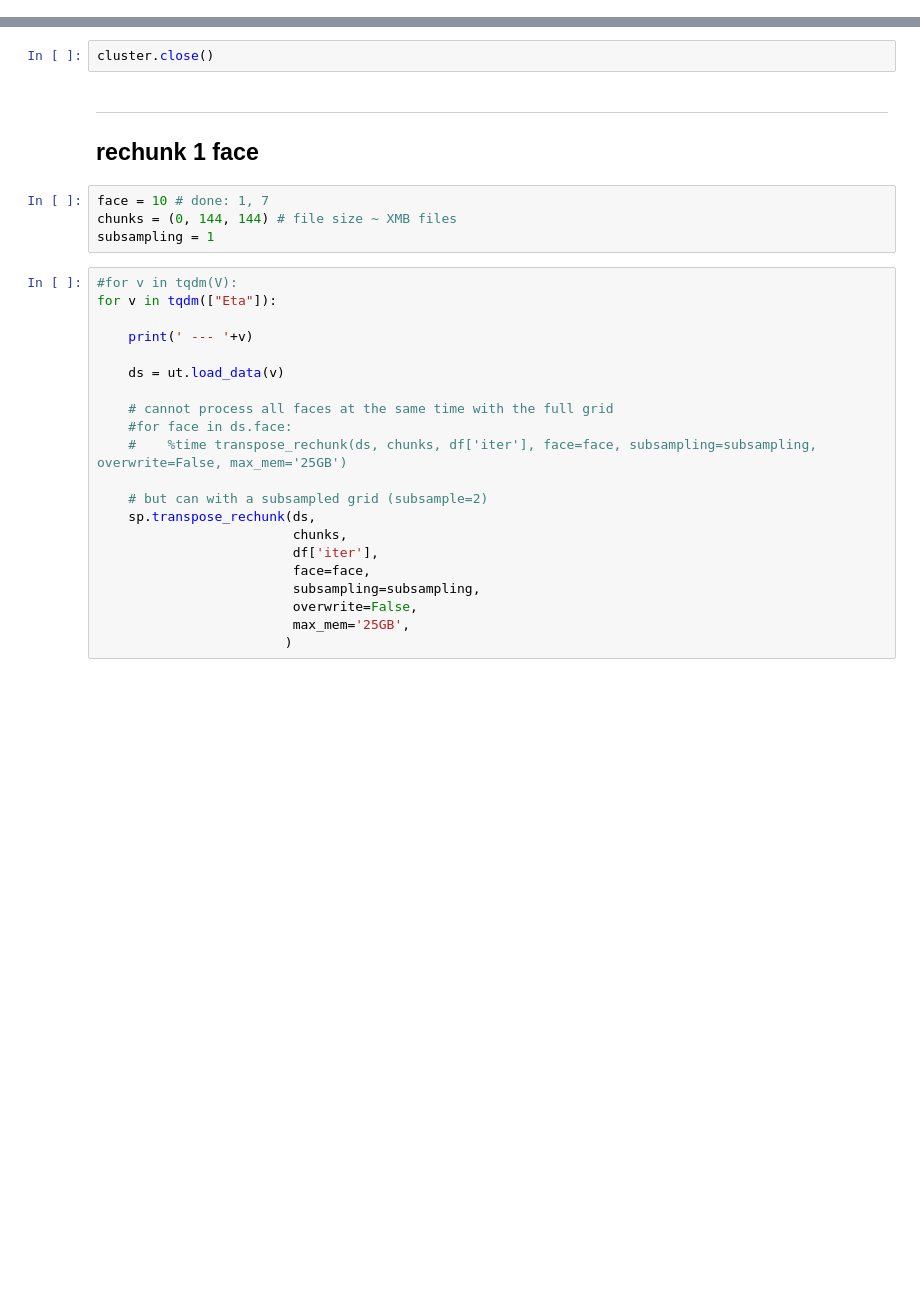
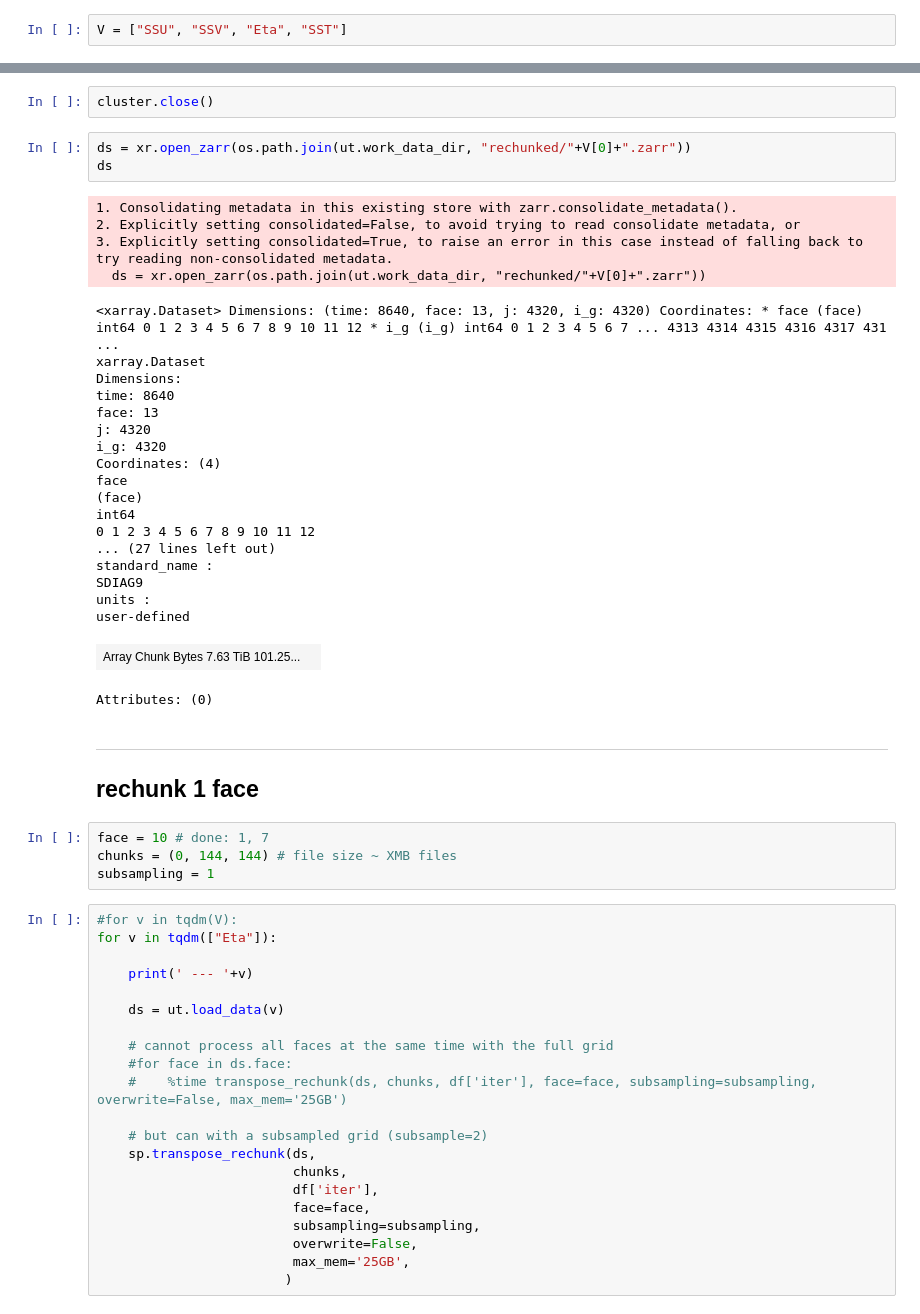
Before and after one commit to apatlpo/mit_equinox, a Jupyter notebook: temporal/rechunk.ipynb, the cells around one changed output, grey strips where cells are left out. Drawn from its saved outputs; the diff is of its cells as text; blank space fills up the shorter version.

```diff
--- a/temporal/rechunk.ipynb
+++ b/temporal/rechunk.ipynb
@@ -56,0 +78,2 @@ subsampling = 2
+# %%
+V = ["SSU", "SSV", "Eta", "SST"]
@@ -96,5 +114,32 @@ Do not overwrite
 # %%
 cluster.close()
+# %%
+ds = xr.open_zarr(os.path.join(ut.work_data_dir, "rechunked/"+V[0]+".zarr"))
+ds
+# %% [output]
+1. Consolidating metadata in this existing store with zarr.consolidate_metadata().
+2. Explicitly setting consolidated=False, to avoid trying to read consolidate metadata, or
+3. Explicitly setting consolidated=True, to raise an error in this case instead of falling back to try reading non-consolidated metadata.
+  ds = xr.open_zarr(os.path.join(ut.work_data_dir, "rechunked/"+V[0]+".zarr"))
+<xarray.Dataset> Dimensions: (time: 8640, face: 13, j: 4320, i_g: 4320) Coordinates: * face (face) int64 0 1 2 3 4 5 6 7 8 9 10 11 12 * i_g (i_g) int64 0 1 2 3 4 5 6 7 ... 4313 4314 4315 4316 4317 431 ...
+xarray.Dataset
+Dimensions:
+time: 8640
+face: 13
+j: 4320
+i_g: 4320
+Coordinates: (4)
+face
+(face)
+int64
+0 1 2 3 4 5 6 7 8 9 10 11 12
+... (27 lines left out)
+standard_name :
+SDIAG9
+units :
+user-defined
+| Array Chunk Bytes 7.63 TiB 101.25... |  |
+Attributes: (0)
 # %% [markdown]
 ---
 
```
Also changed, not shown: parts of 7 cells of this notebook, 4 other files.
